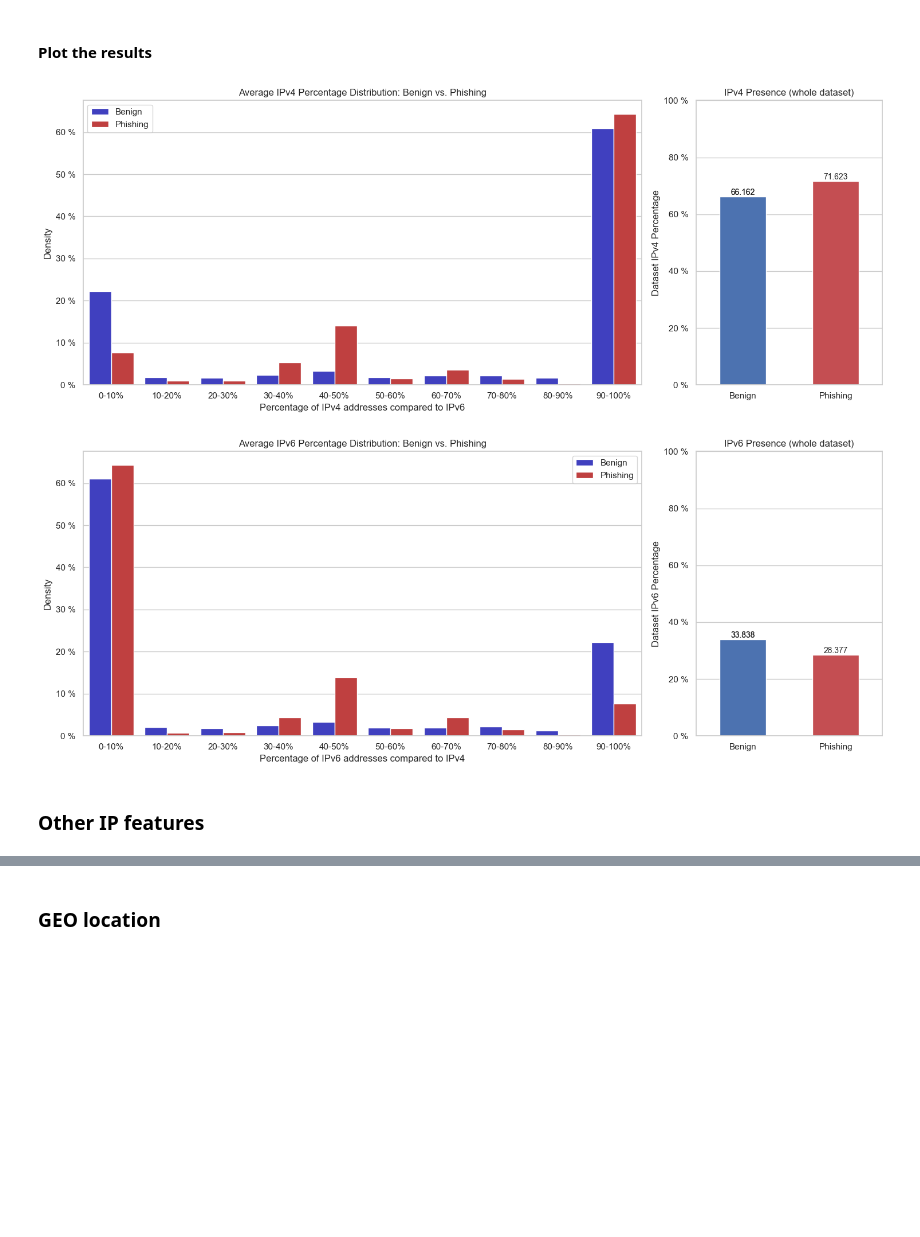
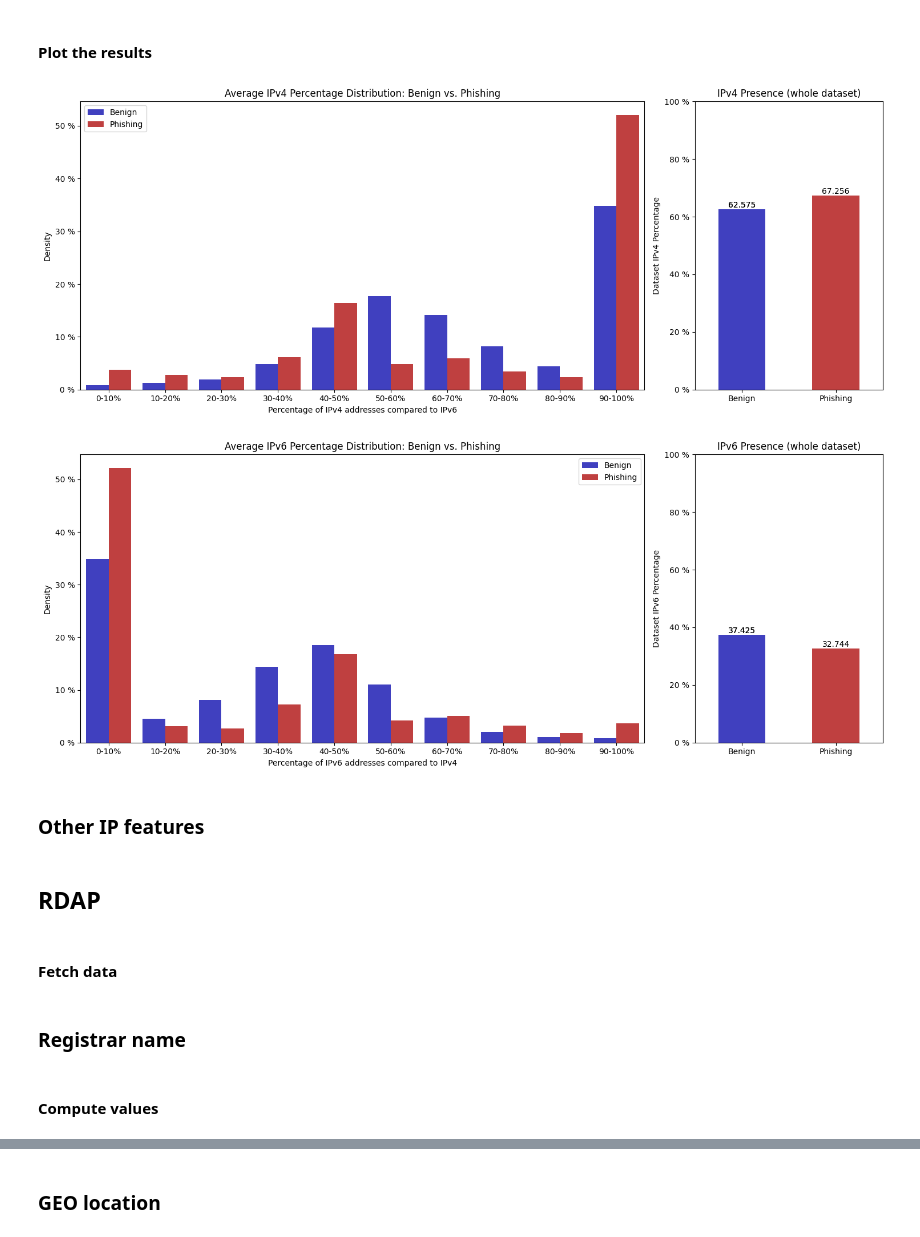
Before and after one commit to WitchoutName/pp-research-tools, a Jupyter notebook: MongoAnalysis.ipynb, the cells around one changed output, grey strips where cells are left out. Drawn from its saved outputs; the diff is of its cells as text; code cells hidden in the pictures; blank space fills up the shorter version.

Commit message:
MongoAnalysis RDAP and DNS stuff

```diff
--- a/MongoAnalysis.ipynb
+++ b/MongoAnalysis.ipynb
@@ -457,6 +541,8 @@ plot_top_n_n_grams(benign_trigrams, misp_trigrams, ylabel="Trigram")
 # %% [markdown]
 #### Definitions (run all)
 # %%
+set_iamge_subpath("ip")
+
 # WARNING! FUNCTION EXECUTES CODE!!!!
 # ONLY USE ON CSV FILES YOU KNOW ARE SAFE
 def load_csv_dumped_column(x):
@@ -465,14 +551,14 @@ def load_csv_dumped_column(x):
         return eval(x)
     return None
 
-def prepare_ip_data(df):
+def prepare_column_data(df, column):
     # Explode the ip_data column
     df["og_id"] = df["_id"]
-    df = df.explode("ip_data")
-    df = df.dropna(subset=["ip_data"])
+    df = df.explode(column)
+    df = df.dropna(subset=[column])
 
-    # Flatten the ip_data column
-    flattened = pd.json_normalize(df['ip_data'])
+    # Flatten the column
+    flattened = pd.json_normalize(df[column])
     flattened.reset_index(drop=True, inplace=True)
 
     # Create new IDs
@@ -482,7 +568,7 @@ def prepare_ip_data(df):
     id_mapping = dict(zip(new_ids, df["og_id"]))
     flattened["_id"] = flattened.index.map(id_mapping)
 
-    # Join the flattened ip_data with the original DataFrame
+    # Join the flattened column with the original DataFrame
     df = df.join(flattened, rsuffix='_flattened')
 
     return df
@@ -511,12 +597,13 @@ benign_ips, misp_ips, w_benign_ips, w_misp_ips = load_ip_data()
 # %% [markdown]
 Load IP data from MongoDB into DataFrames. **takes a long time**
 # %%
-benign_ips = pd.DataFrame(list(benign.find({}, {"ip_data": 1})))
+# Fetch the first 50,000 entries from benign and misp DataFrames
+benign_ips = pd.DataFrame(list(benign.find({}, {"ip_data": 1}).limit(100_000)))
 misp_ips = pd.DataFrame(list(misp.find({}, {"ip_data": 1})))
 # %% [markdown]
 sample a percentage of the datasets to use for development (so test runs don't take ages)
 # %%
-w_benign_ips = benign_ips.sample(frac=0.1)
+w_benign_ips = benign_ips.sample(frac=1)
 w_misp_ips = misp_ips.sample(frac=1)
 # %% [markdown]
 transrom the csv strings in 'ip_data' column into python literals. **NOT NEEDED, IF LOADED DIRECTLY FROM DB**
@@ -526,8 +615,8 @@ w_misp_ips['ip_data'] = w_misp_ips['ip_data'].apply(load_csv_dumped_column)
 # %% [markdown]
 parse and shape the data into suitable form
 # %%
-w_benign_ips = prepare_ip_data(w_benign_ips)
-w_misp_ips = prepare_ip_data(w_misp_ips)
+w_benign_ips = prepare_column_data(w_benign_ips, "ip_data")
+w_misp_ips = prepare_column_data(w_misp_ips, "ip_data")
 
 # at this point it would be suitable to call save_ip_data(benign_ips, misp_ips, w_benign_ips, w_misp_ips)
 # %% [markdown]
@@ -622,7 +714,8 @@ def plot_ipv_n_distribution(n, w_benign_dist, w_misp_dist, dataset_percentage_be
     df_melted = df.melt('index', var_name='Data Type', value_name='Value')
 
     # Plotting
-    # plt.figure(figsize=(12, 6))
+
+    # for some reason, log)scale doesn't work here
     ax = sns.barplot(x='index', y='Value', hue='Data Type', data=df_melted, palette={'Benign': 'blue', 'Phishing': 'red'}, saturation=0.5, ax=axes[0])
     axes[0].set_xlabel(f'Percentage of IPv{n} addresses compared to IPv{other_n}')
     axes[0].set_ylabel('Density')
@@ -633,38 +726,41 @@ def plot_ipv_n_distribution(n, w_benign_dist, w_misp_dist, dataset_percentage_be
 
 
     # Create a narrow tall plot to the right
-    bars = sns.barplot(x=['Benign', 'Phishing'], y=[dataset_percentage_benign, dataset_percentage_misp], hue=['Benign', 'Phishing'], ax=axes[1], palette=['b', 'r'], saturation=1, dodge=False, width=0.5)
+    bars = sns.barplot(x=['Benign', 'Phishing'], y=[dataset_percentage_benign, dataset_percentage_misp], hue=['Benign', 'Phishing'], ax=axes[1], palette=['b', 'r'], saturation=0.5, dodge=False, width=0.5)
+
+
     axes[1].set_ylabel(f'Dataset IPv{n} Percentage')
     # axes[1].set_xlabel('')
     axes[1].set_title(f'IPv{n} Presence (whole dataset)')
     axes[1].set_ylim(0, 100)
     yticks_labels = [label.get_text() + " %" for label in axes[1].get_yticklabels()]
     axes[1].set_yticklabels(yticks_labels)
     axes[1].bar_label(axes[1].containers[0], fontsize=10);
 
     # Add labels to both bars
     for container, label in zip(axes[1].containers, ['Benign', 'Phishing']):
         axes[1].bar_label(container, label=label, fontsize=10)
 
     plt.tight_layout()
     fig.savefig(f"{image_path}/Average IPv{n} Percentage Distribution_barplot.png")
+    fig.savefig(f"{image_path}/Average IPv{n} Percentage Distribution_barplot.pdf", format="pdf")
     plt.show()
 
 
 for n in [4, 6]:
     # calculate the average percentage of IPv{n} addresses in benign and misp
     w_benign_ips_avg = average_ipv_percentage(w_benign_ips, n)
     w_misp_ips_avg = average_ipv_percentage(w_misp_ips, n)
     # calculate the distributions
     w_benign_dist = distribution_on_n_bins(w_benign_ips_avg, n_bins)
     w_misp_dist = distribution_on_n_bins(w_misp_ips_avg, n_bins)
     # calculate the percentage of IPv{n} addresses on whole benign and misp datasets
     dataset_percentage_benign = round(dataset_ipv_percentage(w_benign_ips, n) * 100, 3)
     dataset_percentage_misp = round(dataset_ipv_percentage(w_misp_ips, n) * 100, 3)
     # plot the result
     plot_ipv_n_distribution(n, w_benign_dist, w_misp_dist, dataset_percentage_benign, dataset_percentage_misp)
 # %% [output]
-[figure, old version]
+[figure, new version]
-[figure, old version]
+[figure, new version]
 # %% [markdown]
 ### Other IP features
@@ -695,3 +797,7 @@ def rdap_entity_types_distribution(df):
     entity_types = ['administrative', 'registrant', 'registrar', 'abuse', 'admin', 'technical']
     rdap_entities_data = {entity_type: df[f'rdap_entities.{entity_type}'].apply(lambda x: len(x) if x else 0).sum() for entity_type in entity_types}
     return rdap_entities_data
+# %% [markdown]
+## RDAP
+# %% [markdown]
+#### Fetch data
@@ -697,0 +814,4 @@ def rdap_entity_types_distribution(df):
+# %% [markdown]
+### Registrar name
+# %% [markdown]
+#### Compute values
```
Also changed, not shown: parts of 39 cells of this notebook, 1 other file.
